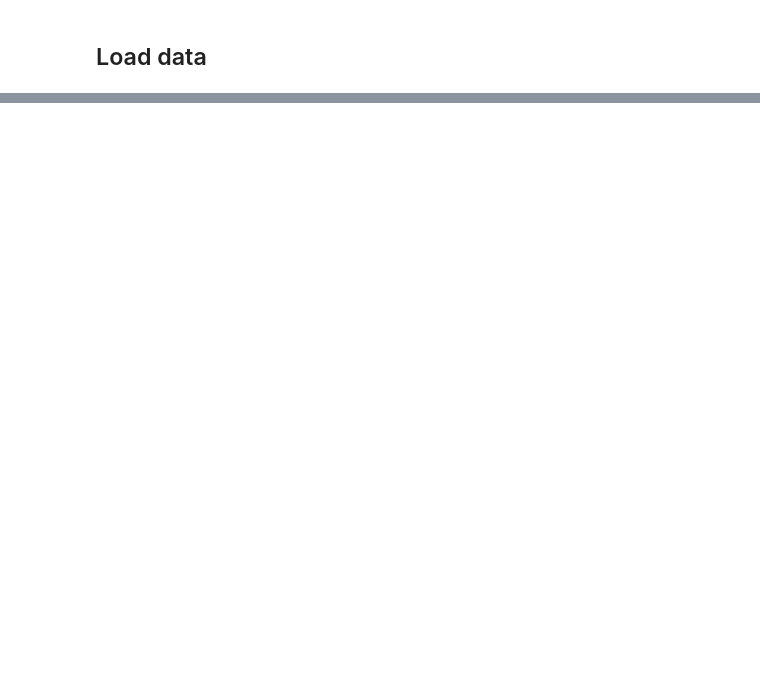
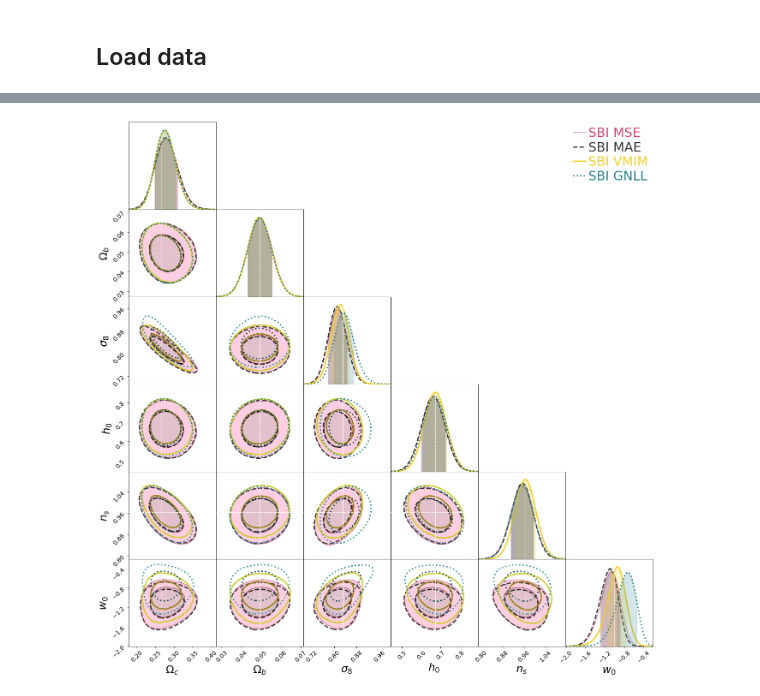
Before and after one commit to dlanzieri/WL_Implicit-Inference, a Jupyter notebook: notebook/mse_vs_vmim.ipynb, the cells around one changed output, grey strips where cells are left out. Drawn from its saved outputs; the diff is of its cells as text; code cells hidden in the pictures; blank space fills up the shorter version.

```diff
--- a/notebook/mse_vs_vmim.ipynb
+++ b/notebook/mse_vs_vmim.ipynb
@@ -80,0 +88,14 @@ fig.set_size_inches(2 + fig.get_size_inches())
+# %%
+c = ChainConsumer()
+c.add_chain([sample_nd_mse[:,i] for i in range(6)], parameters= name_parameters, name = 'SBI MSE')
+c.add_chain([sample_nd_mae[:,i] for i in range(6)], parameters= name_parameters, name = 'SBI MAE')
+c.add_chain([sample_nd_vmim[:,i] for i in range(6)], parameters= name_parameters, name = 'SBI VMIM')
+c.add_chain([sample_nd_gnll[:,i] for i in range(6)], parameters= name_parameters, name = 'SBI GNLL')
+c.configure(shade=[True, False,False,False],legend_kwargs={'fontsize': 30},linewidths=[1, 2.8, 3.1,3.1], linestyles=["-", "--", "-", ':'], shade_alpha=[0.3, 0.8, 1, 1], bar_shade=True, flip=False, colors=[array(palette3[3]),'k','yellow',array(palette2[2])], tick_font_size=14, label_font_size=25)
+c.configure_truth(color='w', ls="--", linewidth=1.0)
+fig = c.plotter.plot(truth=fid_params, figsize=2.0, )
+fig.set_size_inches(2 + fig.get_size_inches())
+
+plt.savefig('../figures/contours_posterior_loss_dashed.pdf')
+# %% [output]
+[figure, added]
```
Also changed, not shown: parts of 13 cells of this notebook, 7 other files.
